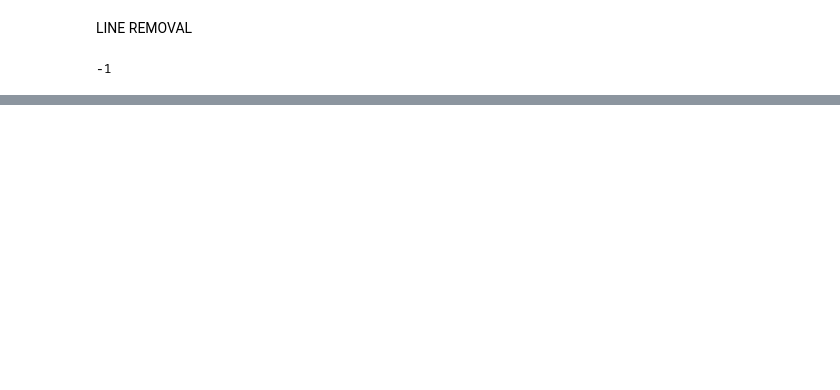
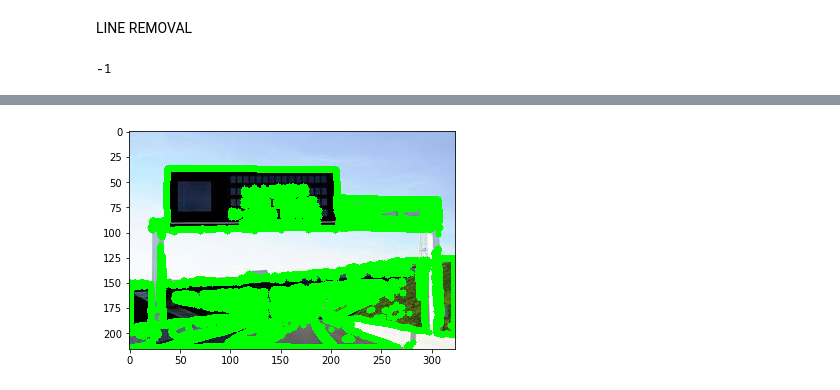
Before and after one commit to Matakov/DOAS-Project, a Jupyter notebook: lineSplitting.ipynb, the cells around one changed output, grey strips where cells are left out. Saved outputs shown, nothing was run; the diff lists cells and outputs as text; code cells hidden in the pictures; blank space fills up the shorter version.

```diff
--- a/lineSplitting.ipynb
+++ b/lineSplitting.ipynb
@@ -61,10 +61,14 @@ def binarize(img):
     # the background is "black"
     gray = cv2.cvtColor(img, cv2.COLOR_BGR2GRAY)
     gray = cv2.bitwise_not(gray)
+    #http://docs.opencv.org/3.1.0/d5/daf/tutorial_py_histogram_equalization.html
+    ##KORISTI SE LOKALNO IZJEDNACANJE HISTOGRAMA
+    clahe = cv2.createCLAHE(clipLimit=2.0, tileGridSize=(8,8))
+    cl1 = clahe.apply(gray)
 
     # threshold the image, setting all foreground pixels to
     # 255 and all background pixels to 0
-    thresh = cv2.threshold(gray, 0, 255,cv2.THRESH_BINARY | cv2.THRESH_OTSU)[1]
+    thresh = cv2.threshold(cl1, 0, 255,cv2.THRESH_BINARY + cv2.THRESH_OTSU)[1]
     return gray,thresh
 gray,thresh = binarize(image)
 plt.imshow(gray,'gray')
@@ -203,0 +255,27 @@ AttributeError: 'module' object has no attribute 'connectedComponentsWithStats'
+# %%
+#Prepocess
+#Binarizacija slike
+gray, thresh = binarize(denoise(img))
+#Dilatacija slike
+#kernel = cv2.getStructuringElement(cv2.MORPH_CROSS, (3,3))
+#dilated = cv2.dilate(thresh, kernel, iterations=9)
+# Find contours
+_,contours, hierarchy = cv2.findContours(thresh,cv2.RETR_TREE,cv2.CHAIN_APPROX_TC89_KCOS)
+#print len(cv2.findContours(thresh,cv2.RETR_TREE,cv2.CHAIN_APPROX_SIMPLE))
+contours = sorted(contours, key=cv2.contourArea,reverse=True)
+
+# Select long perimeters only
+perimeters = [cv2.arcLength(contours[i],True) for i in range(len(contours))]
+#print len(perimeters)
+#print perimeters[50]
+
+#listindex=[i for i in range(len(perimeters)) if perimeters[i]>perimeters[0]/2]
+listindex=[i for i in range(len(perimeters))]
+
+# Show image
+imgcont = img.copy()
+[cv2.drawContours(imgcont, [contours[i]], 0, (0,255,0), 5) for i in listindex]
+plt.imshow(imgcont)
+plt.show()
+# %% [output]
+[figure, added]
```
Also changed, not shown: parts of 20 cells of this notebook, 3 other files.
